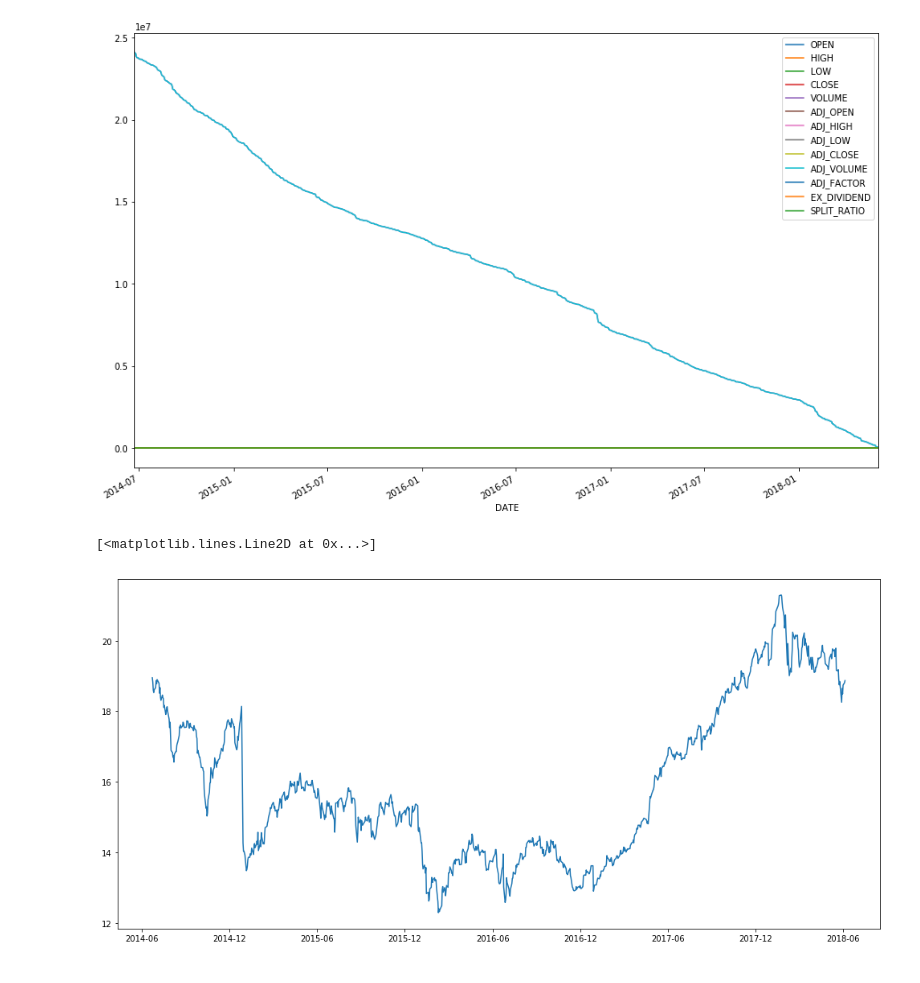
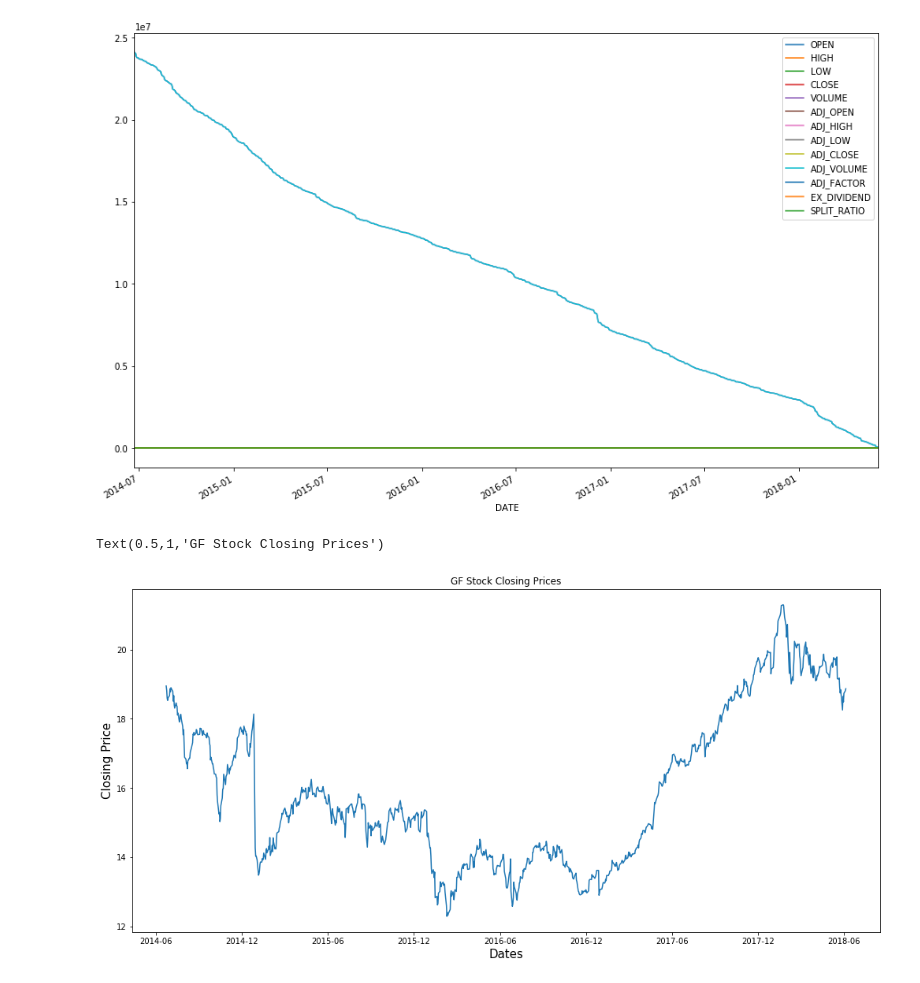
Before and after one commit to dn-cam/TimeSeriesPrediction, a Jupyter notebook: Stonks.ipynb, the cells around one changed output. Drawn from its saved outputs; the diff is of its cells as text; code cells hidden in the pictures.

```diff
--- a/Stonks.ipynb
+++ b/Stonks.ipynb
@@ -61,6 +61,9 @@ ts.plot(figsize=(15, 10))
 # %%
 plt.figure(figsize=(17, 8))
 plt.plot(data_gf.DATE, data_gf.CLOSE)
+plt.xlabel('Dates', fontsize=15)
+plt.ylabel('Closing Price', fontsize=15)
+plt.title("GF Stock Closing Prices")
 # %% [output]
-[<matplotlib.lines.Line2D at 0x...>]
+Text(0.5,1,'GF Stock Closing Prices')
-[figure, old version]
+[figure, new version]
```
Also changed, not shown: parts of 10 cells of this notebook.
